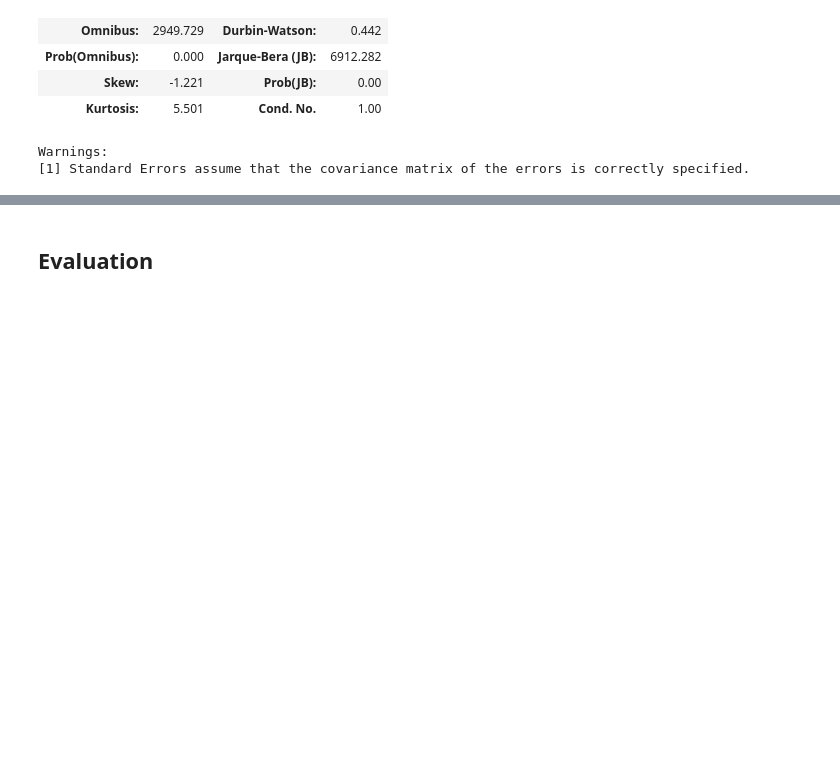
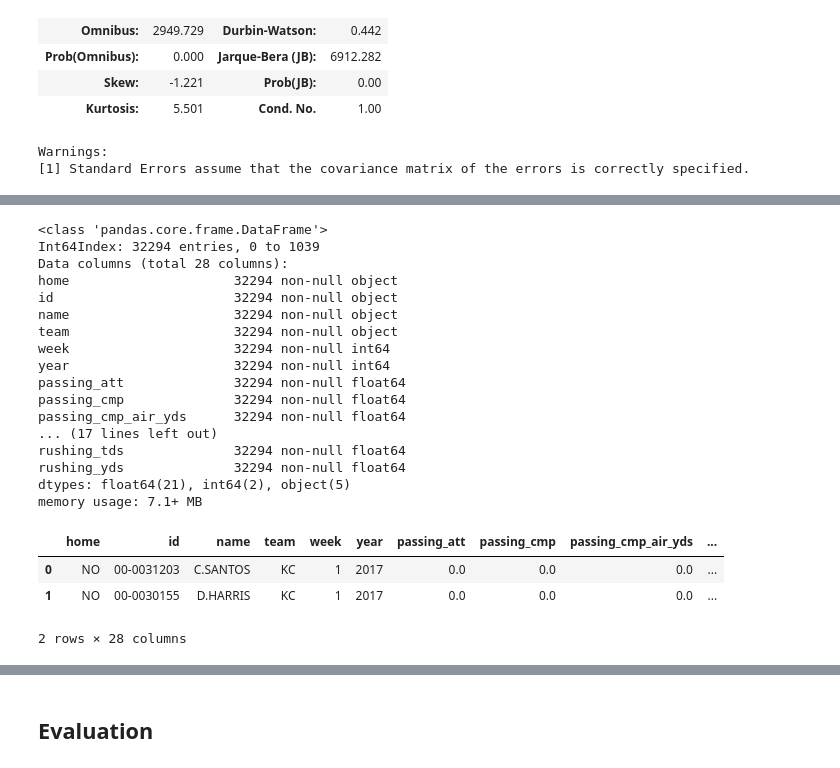
Before and after one commit to jeffbruce/daily-fantasy-modeling, a Jupyter notebook: draftkings_modeling.ipynb, the cells around one changed output, grey strips where cells are left out. Drawn from its saved outputs; the diff is of its cells as text; code cells hidden in the pictures; blank space fills up the shorter version.

Commit message:
add nflgame and draftkings data cleaning

```diff
--- a/draftkings_modeling.ipynb
+++ b/draftkings_modeling.ipynb
@@ -166,0 +189,41 @@ Let's try getting some more useful features to build a better model.  There's an
+# %%
+# Reduce column set to only ones we are interested in.  Let's eliminate all of the defensive stats, kicking stats, and two point conversion stats.
+columns = ['home', 'id', 'name', 'team', 'week', 'year', 'passing_att', 'passing_cmp', 'passing_cmp_air_yds', 'passing_first_down', 'passing_incmp', 'passing_incmp_air_yds', 'passing_int', 'passing_sk', 'passing_sk_yds', 'passing_tds', 'passing_yds', 'pos', 'receiving_rec', 'receiving_tar', 'receiving_tds', 'receiving_yac_yds', 'receiving_yds', 'rushing_att', 'rushing_first_down', 'rushing_loss', 'rushing_tds', 'rushing_yds']
+# %%
+nflgame_data = nflgame_data[columns]
+# %%
+from pandas.api.types import is_string_dtype
+
+def str_cols_to_upper(df):
+    cols = df.columns.tolist()
+    for c in cols:
+        if is_string_dtype(df[c]):
+            df[c] = df[c].apply(lambda x: x.upper())
+    return df
+# %%
+nflgame_data = str_cols_to_upper(nflgame_data)
+# %%
+nflgame_data.info()
+nflgame_data.head(2)
+# %% [output]
+<class 'pandas.core.frame.DataFrame'>
+Int64Index: 32294 entries, 0 to 1039
+Data columns (total 28 columns):
+home                     32294 non-null object
+id                       32294 non-null object
+name                     32294 non-null object
+team                     32294 non-null object
+week                     32294 non-null int64
+year                     32294 non-null int64
+passing_att              32294 non-null float64
+passing_cmp              32294 non-null float64
+passing_cmp_air_yds      32294 non-null float64
+... (17 lines left out)
+rushing_tds              32294 non-null float64
+rushing_yds              32294 non-null float64
+dtypes: float64(21), int64(2), object(5)
+memory usage: 7.1+ MB
+|  | home | id | name | team | week | year | passing_att | passing_cmp | passing_cmp_air_yds | ... |
+| 0 | NO | 00-0031203 | C.SANTOS | KC | 1 | 2017 | 0.0 | 0.0 | 0.0 | ... |
+| 1 | NO | 00-0030155 | D.HARRIS | KC | 1 | 2017 | 0.0 | 0.0 | 0.0 | ... |
+2 rows × 28 columns
```
Also changed, not shown: parts of 26 cells of this notebook.
